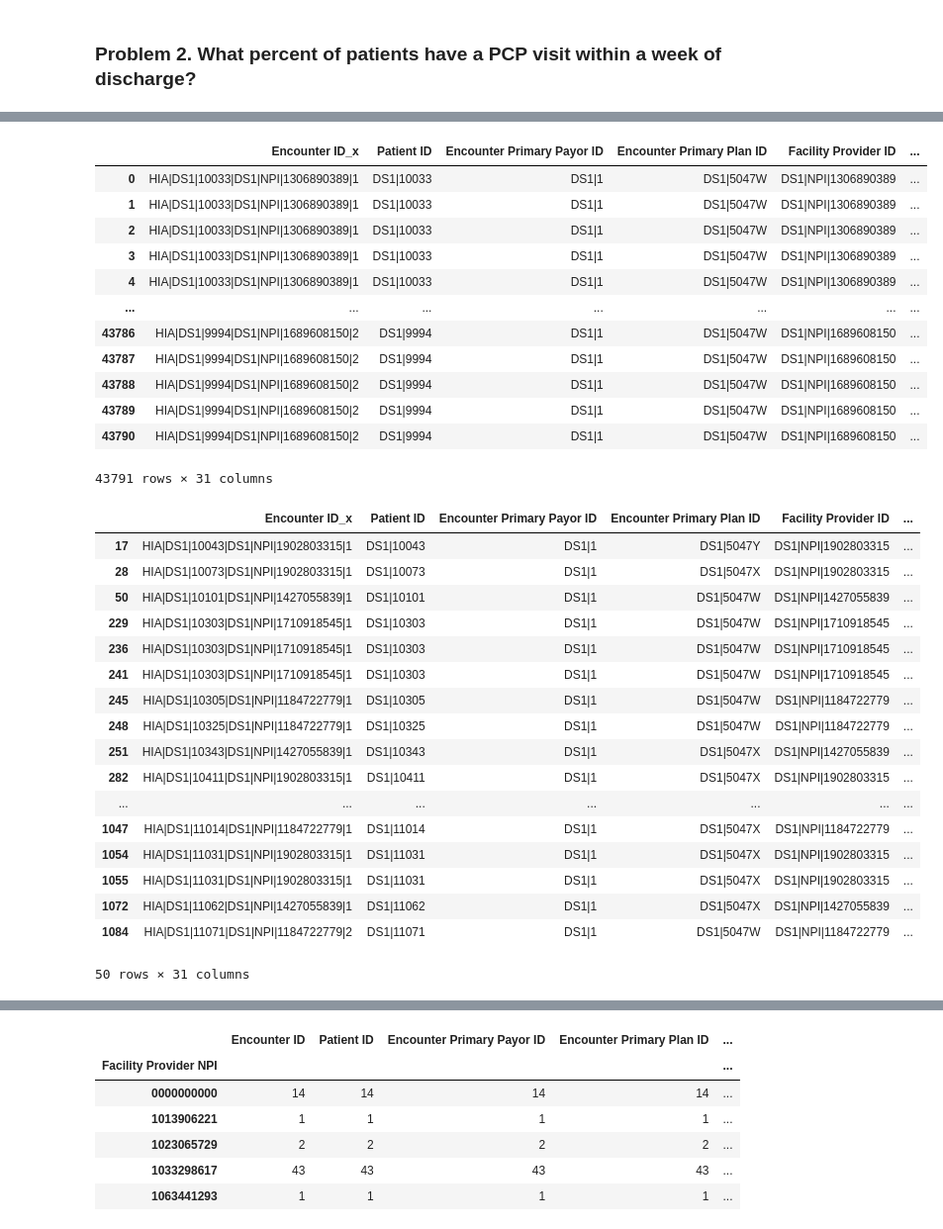
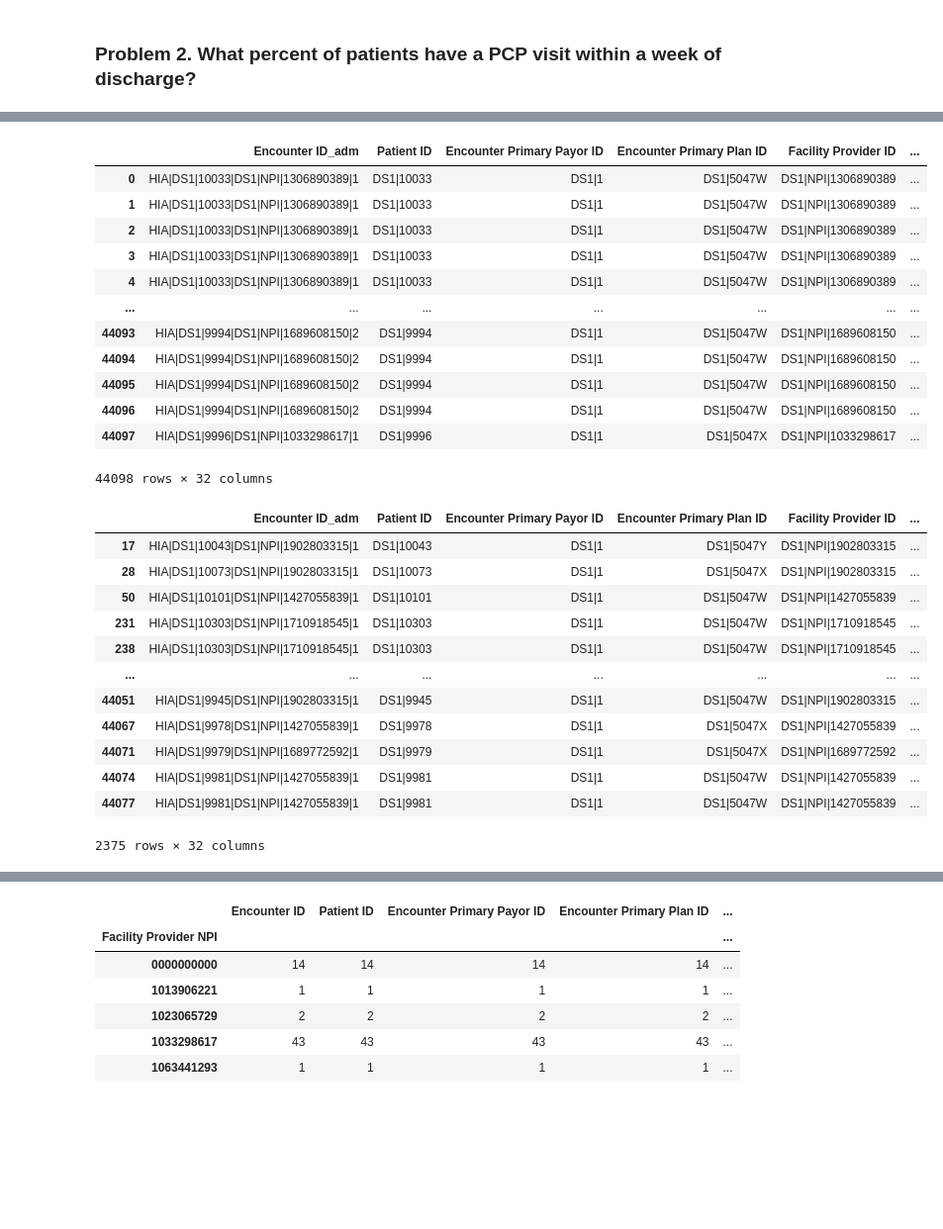
Before and after one commit to jrioross/ursa_health_hospital_readmissions, a Jupyter notebook: notebooks/notebookEDA.ipynb, the cells around one changed output, grey strips where cells are left out. Shown at 99% size. Saved outputs shown, nothing was run; the diff lists cells and outputs as text; code cells hidden in the pictures; blank space fills up the shorter version.

```diff
--- a/notebooks/notebookEDA.ipynb
+++ b/notebooks/notebookEDA.ipynb
@@ -269,6 +269,6 @@ The percentage of Readmission in the last 30 days is  11.202317720907775
 # We will merge admission data frame with pcp visit dataframe to determine the whether a patient visited their PCP.
 #pcp_visit.head()
 # reduce columns that are required
-pcp2= pcp_visit[['Encounter ID','Patient ID','Service Provider ID','Provider Group Provider ID','Attending Provider NPI','Encounter Date']]
+pcp2= pcp_visit[['Encounter ID','Patient ID','Service Provider ID','Provider Group Provider ID','Provider Group NPI','Attending Provider NPI','Encounter Date']]
 pcp2
 # %% [output]
@@ -290,7 +290,7 @@ pcp2
 #column of their Encounter date to H_Encounter date so we can
 #differentiate hospital encounter date with pcp encounter date.
 # Joshua's update to the suffix helps me identify columns in source table after a merger
-a_plus_p = pd.merge(admissions,pcp2, how='inner', on='Patient ID',suffixes =('_adm', '_pcp') )
+a_plus_p = pd.merge(admissions,pcp2, how='left', on='Patient ID',suffixes =('_adm', '_pcp') )
 a_plus_p
 # %% [output]
 |  | Encounter ID_adm | Patient ID | Encounter Primary Payor ID | Encounter Primary Plan ID | Facility Provider ID | ... |
@@ -315,41 +315,36 @@ a_plus_p['Hospital to PCP Days'] = a_plus_p['Encounter Date'] - a_plus_p['Encoun
 # data has negative days in Hospital to PCP Days
 a_plus_p
 # %% [output]
-|  | Encounter ID_x | Patient ID | Encounter Primary Payor ID | Encounter Primary Plan ID | Facility Provider ID | ... |
+|  | Encounter ID_adm | Patient ID | Encounter Primary Payor ID | Encounter Primary Plan ID | Facility Provider ID | ... |
 | 0 | HIA|DS1|10033|DS1|NPI|1306890389|1 | DS1|10033 | DS1|1 | DS1|5047W | DS1|NPI|1306890389 | ... |
 | 1 | HIA|DS1|10033|DS1|NPI|1306890389|1 | DS1|10033 | DS1|1 | DS1|5047W | DS1|NPI|1306890389 | ... |
 | 2 | HIA|DS1|10033|DS1|NPI|1306890389|1 | DS1|10033 | DS1|1 | DS1|5047W | DS1|NPI|1306890389 | ... |
 | 3 | HIA|DS1|10033|DS1|NPI|1306890389|1 | DS1|10033 | DS1|1 | DS1|5047W | DS1|NPI|1306890389 | ... |
 | 4 | HIA|DS1|10033|DS1|NPI|1306890389|1 | DS1|10033 | DS1|1 | DS1|5047W | DS1|NPI|1306890389 | ... |
 | ... | ... | ... | ... | ... | ... | ... |
-| 43786 | HIA|DS1|9994|DS1|NPI|1689608150|2 | DS1|9994 | DS1|1 | DS1|5047W | DS1|NPI|1689608150 | ... |
-| 43787 | HIA|DS1|9994|DS1|NPI|1689608150|2 | DS1|9994 | DS1|1 | DS1|5047W | DS1|NPI|1689608150 | ... |
-| 43788 | HIA|DS1|9994|DS1|NPI|1689608150|2 | DS1|9994 | DS1|1 | DS1|5047W | DS1|NPI|1689608150 | ... |
-| 43789 | HIA|DS1|9994|DS1|NPI|1689608150|2 | DS1|9994 | DS1|1 | DS1|5047W | DS1|NPI|1689608150 | ... |
-| 43790 | HIA|DS1|9994|DS1|NPI|1689608150|2 | DS1|9994 | DS1|1 | DS1|5047W | DS1|NPI|1689608150 | ... |
+| 44093 | HIA|DS1|9994|DS1|NPI|1689608150|2 | DS1|9994 | DS1|1 | DS1|5047W | DS1|NPI|1689608150 | ... |
+| 44094 | HIA|DS1|9994|DS1|NPI|1689608150|2 | DS1|9994 | DS1|1 | DS1|5047W | DS1|NPI|1689608150 | ... |
+| 44095 | HIA|DS1|9994|DS1|NPI|1689608150|2 | DS1|9994 | DS1|1 | DS1|5047W | DS1|NPI|1689608150 | ... |
+| 44096 | HIA|DS1|9994|DS1|NPI|1689608150|2 | DS1|9994 | DS1|1 | DS1|5047W | DS1|NPI|1689608150 | ... |
+| 44097 | HIA|DS1|9996|DS1|NPI|1033298617|1 | DS1|9996 | DS1|1 | DS1|5047X | DS1|NPI|1033298617 | ... |
-43791 rows × 31 columns
+44098 rows × 32 columns
 # %%
 # filter the date to within 0 -7 days
 pcp_after_hospitalization = a_plus_p[(a_plus_p['Hospital to PCP Days'] >= dt.timedelta(days = 0))
                                      & (a_plus_p['Hospital to PCP Days'] <= dt.timedelta(days = 7))]
-pcp_after_hospitalization.head(50)
+pcp_after_hospitalization
 #2375 Patient visits
 # %% [output]
-|  | Encounter ID_x | Patient ID | Encounter Primary Payor ID | Encounter Primary Plan ID | Facility Provider ID | ... |
+|  | Encounter ID_adm | Patient ID | Encounter Primary Payor ID | Encounter Primary Plan ID | Facility Provider ID | ... |
 | 17 | HIA|DS1|10043|DS1|NPI|1902803315|1 | DS1|10043 | DS1|1 | DS1|5047Y | DS1|NPI|1902803315 | ... |
 | 28 | HIA|DS1|10073|DS1|NPI|1902803315|1 | DS1|10073 | DS1|1 | DS1|5047X | DS1|NPI|1902803315 | ... |
 | 50 | HIA|DS1|10101|DS1|NPI|1427055839|1 | DS1|10101 | DS1|1 | DS1|5047W | DS1|NPI|1427055839 | ... |
-| 229 | HIA|DS1|10303|DS1|NPI|1710918545|1 | DS1|10303 | DS1|1 | DS1|5047W | DS1|NPI|1710918545 | ... |
-| 236 | HIA|DS1|10303|DS1|NPI|1710918545|1 | DS1|10303 | DS1|1 | DS1|5047W | DS1|NPI|1710918545 | ... |
-| 241 | HIA|DS1|10303|DS1|NPI|1710918545|1 | DS1|10303 | DS1|1 | DS1|5047W | DS1|NPI|1710918545 | ... |
-| 245 | HIA|DS1|10305|DS1|NPI|1184722779|1 | DS1|10305 | DS1|1 | DS1|5047W | DS1|NPI|1184722779 | ... |
-| 248 | HIA|DS1|10325|DS1|NPI|1184722779|1 | DS1|10325 | DS1|1 | DS1|5047W | DS1|NPI|1184722779 | ... |
-| 251 | HIA|DS1|10343|DS1|NPI|1427055839|1 | DS1|10343 | DS1|1 | DS1|5047X | DS1|NPI|1427055839 | ... |
-| 282 | HIA|DS1|10411|DS1|NPI|1902803315|1 | DS1|10411 | DS1|1 | DS1|5047X | DS1|NPI|1902803315 | ... |
+| 231 | HIA|DS1|10303|DS1|NPI|1710918545|1 | DS1|10303 | DS1|1 | DS1|5047W | DS1|NPI|1710918545 | ... |
+| 238 | HIA|DS1|10303|DS1|NPI|1710918545|1 | DS1|10303 | DS1|1 | DS1|5047W | DS1|NPI|1710918545 | ... |
 | ... | ... | ... | ... | ... | ... | ... |
-| 1047 | HIA|DS1|11014|DS1|NPI|1184722779|1 | DS1|11014 | DS1|1 | DS1|5047X | DS1|NPI|1184722779 | ... |
-| 1054 | HIA|DS1|11031|DS1|NPI|1902803315|1 | DS1|11031 | DS1|1 | DS1|5047X | DS1|NPI|1902803315 | ... |
-| 1055 | HIA|DS1|11031|DS1|NPI|1902803315|1 | DS1|11031 | DS1|1 | DS1|5047X | DS1|NPI|1902803315 | ... |
-| 1072 | HIA|DS1|11062|DS1|NPI|1427055839|1 | DS1|11062 | DS1|1 | DS1|5047X | DS1|NPI|1427055839 | ... |
-| 1084 | HIA|DS1|11071|DS1|NPI|1184722779|2 | DS1|11071 | DS1|1 | DS1|5047W | DS1|NPI|1184722779 | ... |
+| 44051 | HIA|DS1|9945|DS1|NPI|1902803315|1 | DS1|9945 | DS1|1 | DS1|5047W | DS1|NPI|1902803315 | ... |
+| 44067 | HIA|DS1|9978|DS1|NPI|1427055839|1 | DS1|9978 | DS1|1 | DS1|5047X | DS1|NPI|1427055839 | ... |
+| 44071 | HIA|DS1|9979|DS1|NPI|1689772592|1 | DS1|9979 | DS1|1 | DS1|5047X | DS1|NPI|1689772592 | ... |
+| 44074 | HIA|DS1|9981|DS1|NPI|1427055839|1 | DS1|9981 | DS1|1 | DS1|5047W | DS1|NPI|1427055839 | ... |
+| 44077 | HIA|DS1|9981|DS1|NPI|1427055839|1 | DS1|9981 | DS1|1 | DS1|5047W | DS1|NPI|1427055839 | ... |
-50 rows × 31 columns
+2375 rows × 32 columns
```
Also changed, not shown: parts of 14 cells of this notebook.
